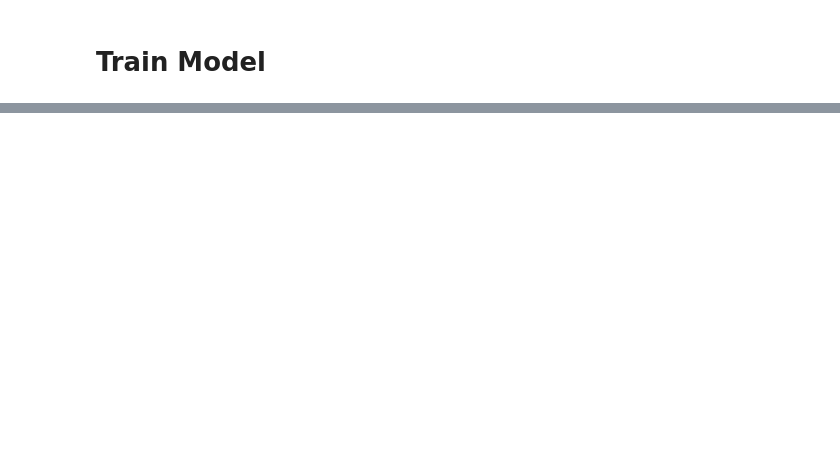
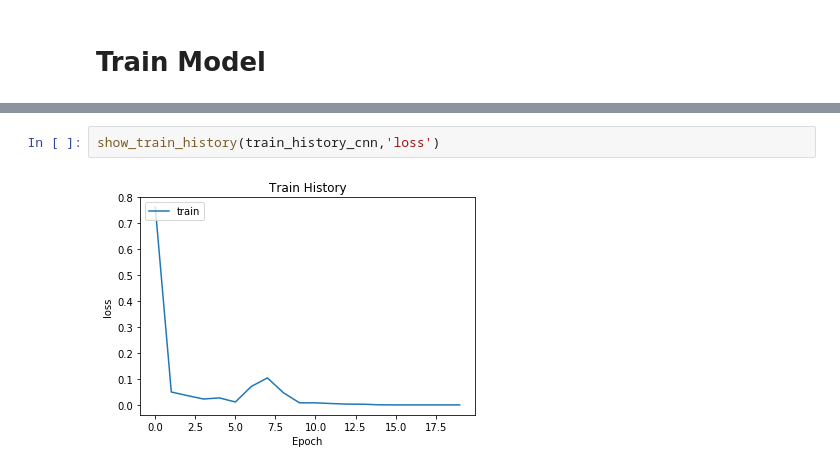
Before and after one commit to Arthur-dev1234/HW, a Jupyter notebook: CNN_TF.ipynb, the cells around one changed output, grey strips where cells are left out. Saved outputs shown, nothing was run; the diff lists cells and outputs as text; blank space fills up the shorter version.

```diff
--- a/CNN_TF.ipynb
+++ b/CNN_TF.ipynb
@@ -187,0 +292,4 @@ accuracy= 0.992725509214355
+# %%
+show_train_history(train_history_cnn,'loss')
+# %% [output]
+[figure, added]
```
Also changed, not shown: parts of 41 cells of this notebook.
